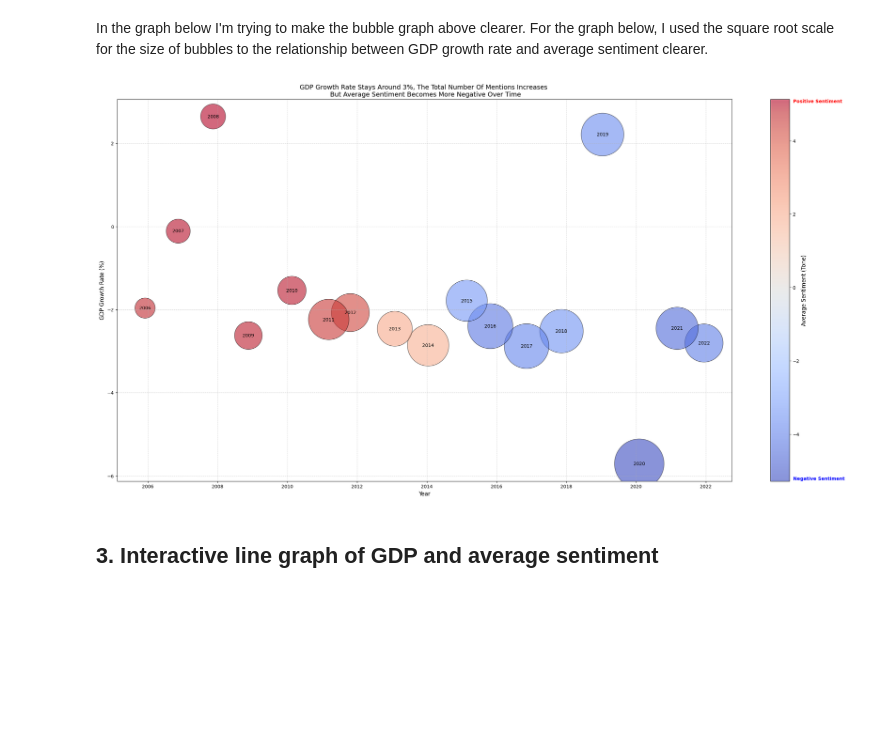
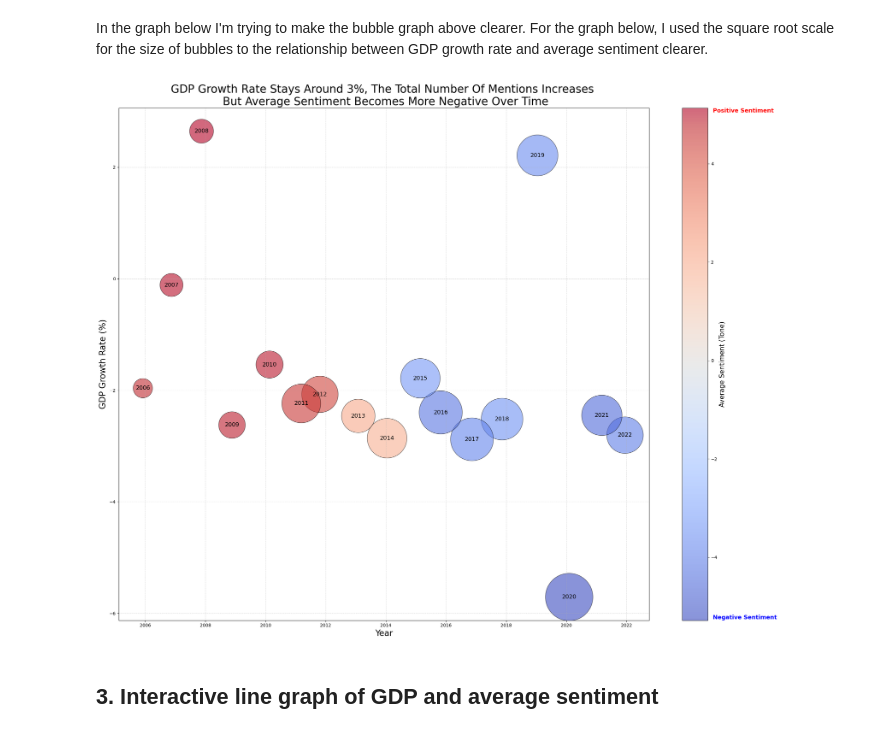
Before and after one commit to lse-ds105/ds105a-2024-project-data_dazzlers, a Jupyter notebook: code/Visualisations/NB03_gdp_social_movements.ipynb, the cells around one changed output. Cells and saved outputs as stored; diff of their text form; code cells hidden in the pictures; blank space fills up the shorter version.

```diff
--- a/code/Visualisations/NB03_gdp_social_movements.ipynb
+++ b/code/Visualisations/NB03_gdp_social_movements.ipynb
@@ -148,7 +148,7 @@ for movement in movement_data:
     movement_data[movement]['Year'] = movement_data[movement]['Year'].astype(int)
 
 # Visualization: Art Themes vs Social Movements with GDP on X-axis
-plt.figure(figsize=(16, 10))
+plt.figure(figsize=(18, 20))
 
 for i, movement in enumerate(social_movements_keywords.keys(), 1):
     plt.subplot(3, 1, i)
@@ -172,16 +172,16 @@ for i, movement in enumerate(social_movements_keywords.keys(), 1):
     # Plot only the social movement data (red line)
     sns.lineplot(data=combined_data, x='GDP_Billions', y='TotalMentions', label=f'{movement} (Social Movements)', marker='x', color='red')
 
-    plt.title(f'Social Movement Mentions for {movement} (GDP on X-axis)')
-    plt.xlabel('GDP in Billions')
-    plt.ylabel('Number of Mentions')
+    plt.title(f'Social Movement Mentions for {movement} (GDP on X-axis)', fontsize=22)
+    plt.xlabel('GDP in Billions', fontsize=12)
+    plt.ylabel('Number of Mentions', fontsize=12)
     plt.legend()
 
 # Save the figure as an SVG file
 svg_file_path = "../../website/figures/social_movements_vs_gdp.svg"
 plt.savefig(svg_file_path, format='svg')
 
-plt.tight_layout()
+plt.tight_layout(pad=5)
 plt.show()
 
 
@@ -409,48 +409,48 @@ np.random.seed(42)  # For consistent results
 jitter = np.random.uniform(-0.2, 0.2, size=len(merged_df))
 
 # Create Bubble Chart with Adjustments
-plt.figure(figsize=(30, 15))
+plt.figure(figsize=(27,21))
 scatter = plt.scatter(
     merged_df["Year"] + jitter,  # Jitter applied to Year for visibility
     merged_df["GDP_Growth"],
     s=np.sqrt(merged_df["NumMentions"]) * 100,  # Use sqrt scale for better spread
     c=merged_df["AvgTone"],  # Color by sentiment
     cmap="coolwarm",  # Blue for negative, red for positive
     alpha=0.6,  # Adjust opacity for overlapping visibility
     edgecolors="k"  # Black edge for better contrast
 )
 
 # Add color bar for sentiment
 cbar = plt.colorbar(scatter)
-cbar.set_label("Average Sentiment (Tone)", fontsize=12)
+cbar.set_label("Average Sentiment (Tone)", fontsize=15)
 
 # Get color bar axis limits
 cbar_min, cbar_max = cbar.ax.get_ylim()
 
 # Add labels at the edges
-cbar.ax.text(1.2, cbar_min, "Negative Sentiment", va="bottom", ha="left", fontsize=10, color="blue", weight="bold")
-cbar.ax.text(1.2, cbar_max, "Positive Sentiment", va="top", ha="left", fontsize=10, color="red", weight="bold")
+cbar.ax.text(1.2, cbar_min, "Negative Sentiment", va="bottom", ha="left", fontsize=13, color="blue", weight="bold")
+cbar.ax.text(1.2, cbar_max, "Positive Sentiment", va="top", ha="left", fontsize=13, color="red", weight="bold")
 
 # Annotate bubbles with Year
 for i, row in merged_df.iterrows():
-    plt.text(row["Year"] + jitter[i], row["GDP_Growth"], str(row["Year"]), fontsize=10, ha='center', va='center', color='black')
+    plt.text(row["Year"] + jitter[i], row["GDP_Growth"], str(row["Year"]), fontsize=13, ha='center', va='center', color='black')
 
 # Labels and title
-plt.xlabel("Year", fontsize=12)
-plt.ylabel("GDP Growth Rate (%)", fontsize=12)
-plt.title("GDP Growth Rate Stays Around 3%, The Total Number Of Mentions Increases \n But Average Sentiment Becomes More Negative Over Time", fontsize=14)
+plt.xlabel("Year", fontsize=19)
+plt.ylabel("GDP Growth Rate (%)", fontsize=19)
+plt.title("GDP Growth Rate Stays Around 3%, The Total Number Of Mentions Increases \n But Average Sentiment Becomes More Negative Over Time", fontsize=25)
 plt.xticks(np.arange(merged_df["Year"].min(), merged_df["Year"].max() + 1, 2))  # Set x-axis intervals to 2 years
 plt.grid(True, linestyle="--", alpha=0.5)
 
 
 svg_file_path = "../../website/figures/bubble_graph.svg"
 plt.savefig(svg_file_path, format='svg')
 
 plt.show()
 
 conn.close()
 # %% [output]
-[figure, old version]
+[figure, new version]
 # %% [markdown]
 ## 3. Interactive line graph of GDP and average sentiment
 # %%
```
Also changed, not shown: parts of 1 cell of this notebook, 14 other files.
